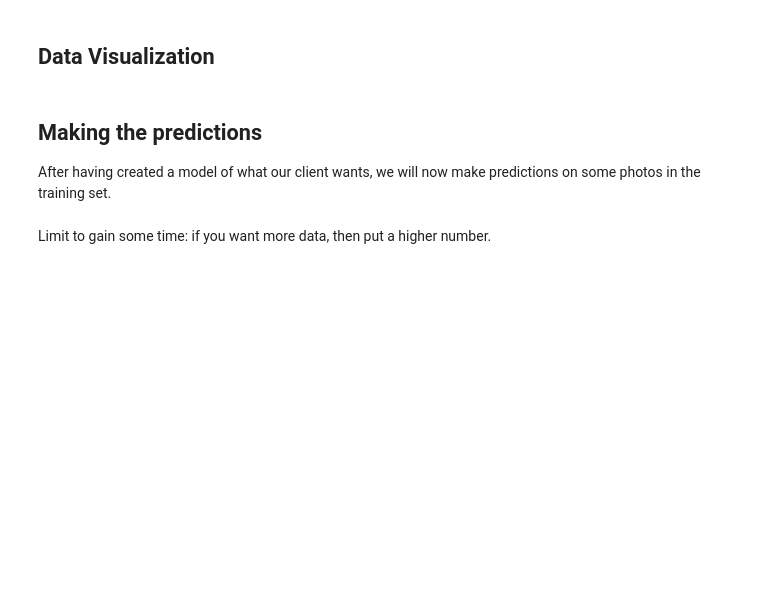
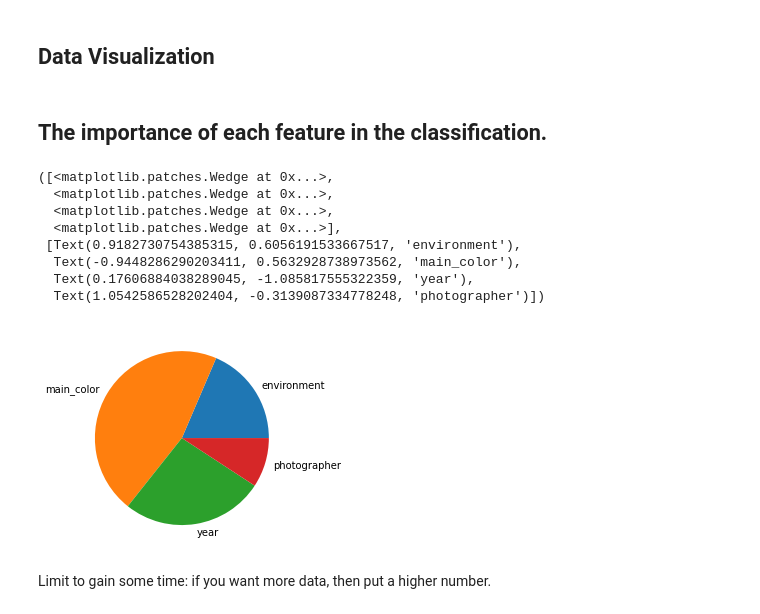
Before and after one commit to MaximeCurralCPE/Data-Mining, a Jupyter notebook: ProjetDataMining.ipynb, the cells around one changed output. Cells and saved outputs as stored; diff of their text form; code cells hidden in the pictures; blank space fills up the shorter version.

```diff
--- a/ProjetDataMining.ipynb
+++ b/ProjetDataMining.ipynb
@@ -405,9 +451,19 @@ NameError: ignored
 # %% [markdown]
 ## Data Visualization
-# %% [markdown]
-## Making the predictions
-
-After having created a model of what our client wants, we will now make predictions on some photos in the training set.
+# %% [markdown]
+## The importance of each feature in the classification.
+# %%
+plt.pie(dtc.feature_importances_,labels=['environment','main_color','year','photographer'])
+# %% [output]
+([<matplotlib.patches.Wedge at 0x...>,
+  <matplotlib.patches.Wedge at 0x...>,
+  <matplotlib.patches.Wedge at 0x...>,
+  <matplotlib.patches.Wedge at 0x...>],
+ [Text(0.9182730754385315, 0.6056191533667517, 'environment'),
+  Text(-0.9448286290203411, 0.5632928738973562, 'main_color'),
+  Text(0.17606884038289045, -1.085817555322359, 'year'),
+  Text(1.0542586528202404, -0.3139087334778248, 'photographer')])
+[figure, added]
 # %%
 def maketestDf(limit):
   data = []
```
Also changed, not shown: parts of 21 cells of this notebook.
